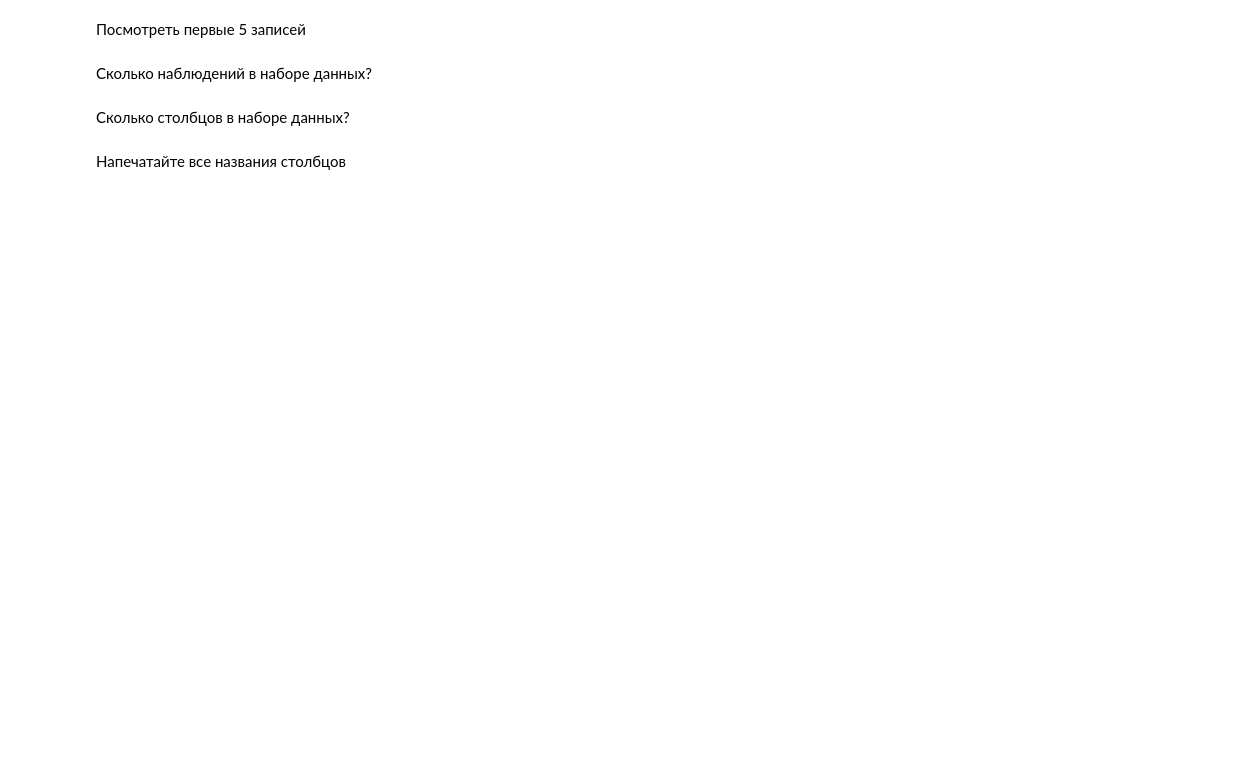
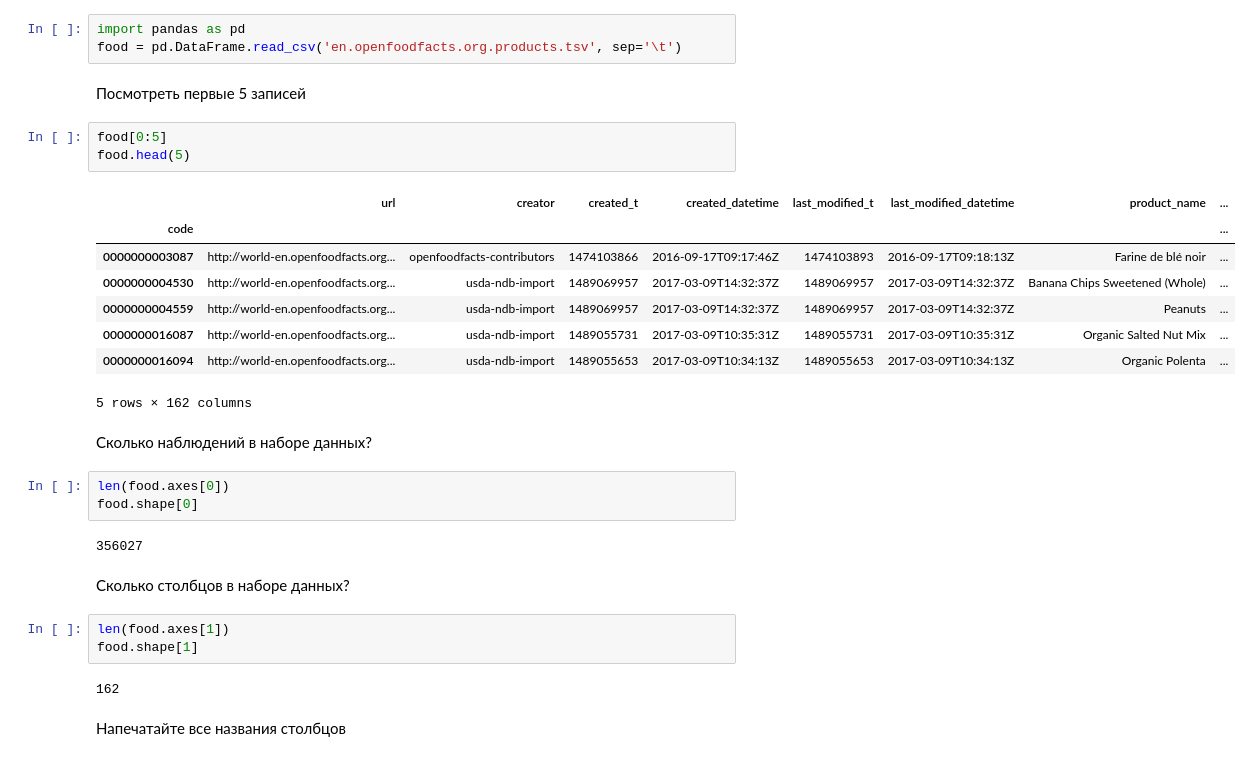
Before and after one commit to VargArt/otus_homework1, a Jupyter notebook: exercises-19469-b3240b.ipynb, the cells around one changed output. Saved outputs shown, nothing was run; the diff lists cells and outputs as text; blank space fills up the shorter version.

```diff
--- a/exercises-19469-b3240b.ipynb
+++ b/exercises-19469-b3240b.ipynb
@@ -207,11 +207,36 @@ print(p[np.argpartition(-p,n)[:n]])
 Скачать датасет на свой компьютер и распаковать
 # %% [markdown]
 Считать csv файл в датафрейм food
+# %%
+import pandas as pd
+food = pd.DataFrame.read_csv('en.openfoodfacts.org.products.tsv', sep='\t')
 # %% [markdown]
 Посмотреть первые 5 записей
+# %%
+food[0:5]
+food.head(5)
+# %% [output]
+|  | url | creator | created_t | created_datetime | last_modified_t | last_modified_datetime | product_name | ... |
+| code |  |  |  |  |  |  |  | ... |
+| 0000000003087 | http://world-en.openfoodfacts.org... | openfoodfacts-contributors | 1474103866 | 2016-09-17T09:17:46Z | 1474103893 | 2016-09-17T09:18:13Z | Farine de blé noir | ... |
+| 0000000004530 | http://world-en.openfoodfacts.org... | usda-ndb-import | 1489069957 | 2017-03-09T14:32:37Z | 1489069957 | 2017-03-09T14:32:37Z | Banana Chips Sweetened (Whole) | ... |
+| 0000000004559 | http://world-en.openfoodfacts.org... | usda-ndb-import | 1489069957 | 2017-03-09T14:32:37Z | 1489069957 | 2017-03-09T14:32:37Z | Peanuts | ... |
+| 0000000016087 | http://world-en.openfoodfacts.org... | usda-ndb-import | 1489055731 | 2017-03-09T10:35:31Z | 1489055731 | 2017-03-09T10:35:31Z | Organic Salted Nut Mix | ... |
+| 0000000016094 | http://world-en.openfoodfacts.org... | usda-ndb-import | 1489055653 | 2017-03-09T10:34:13Z | 1489055653 | 2017-03-09T10:34:13Z | Organic Polenta | ... |
+5 rows × 162 columns
 # %% [markdown]
 Сколько наблюдений в наборе данных?
+# %%
+len(food.axes[0])
+food.shape[0]
+# %% [output]
+356027
 # %% [markdown]
 Сколько столбцов в наборе данных?
+# %%
+len(food.axes[1])
+food.shape[1]
+# %% [output]
+162
 # %% [markdown]
 Напечатайте все названия столбцов
```
Also changed, not shown: parts of 12 cells of this notebook.
